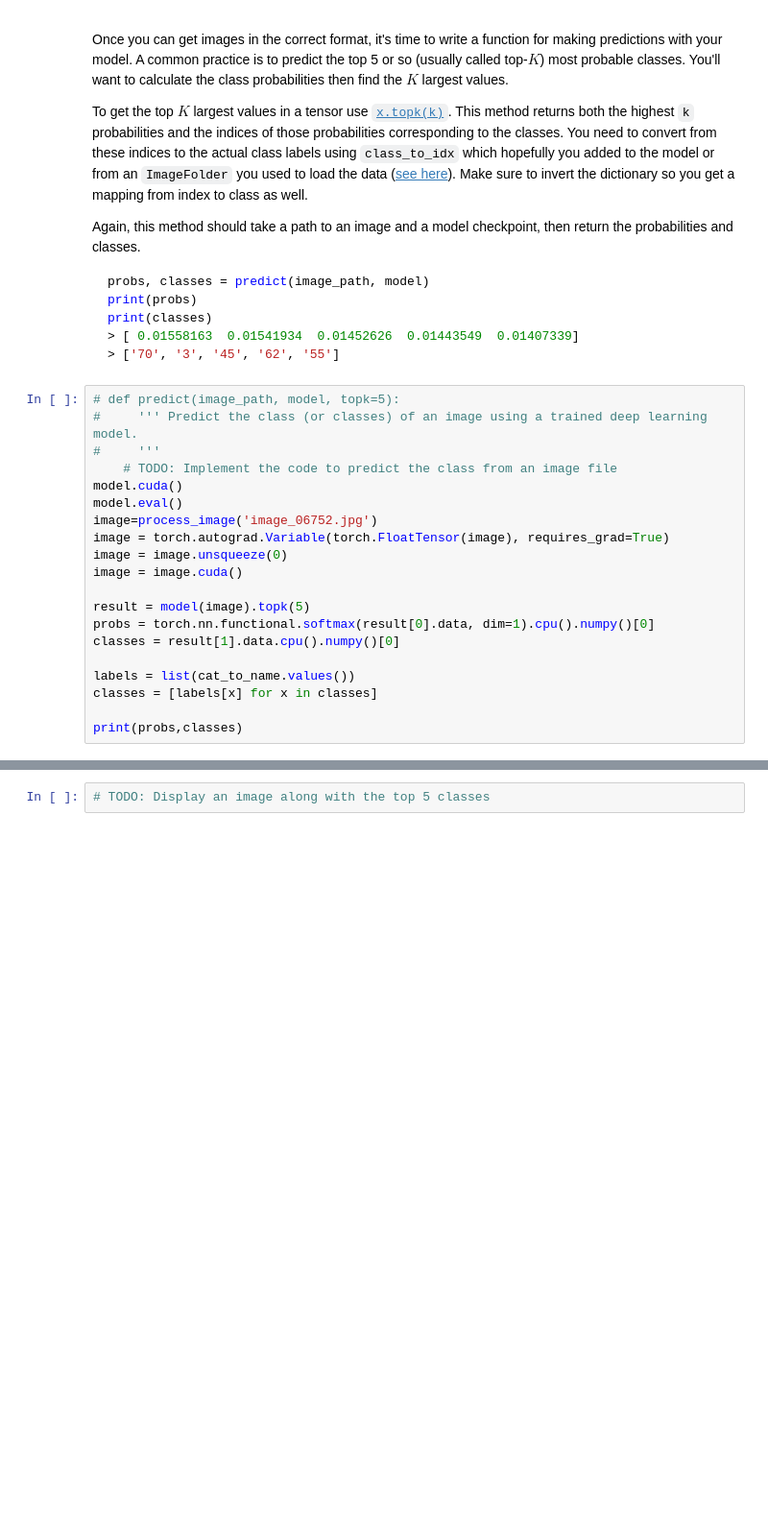
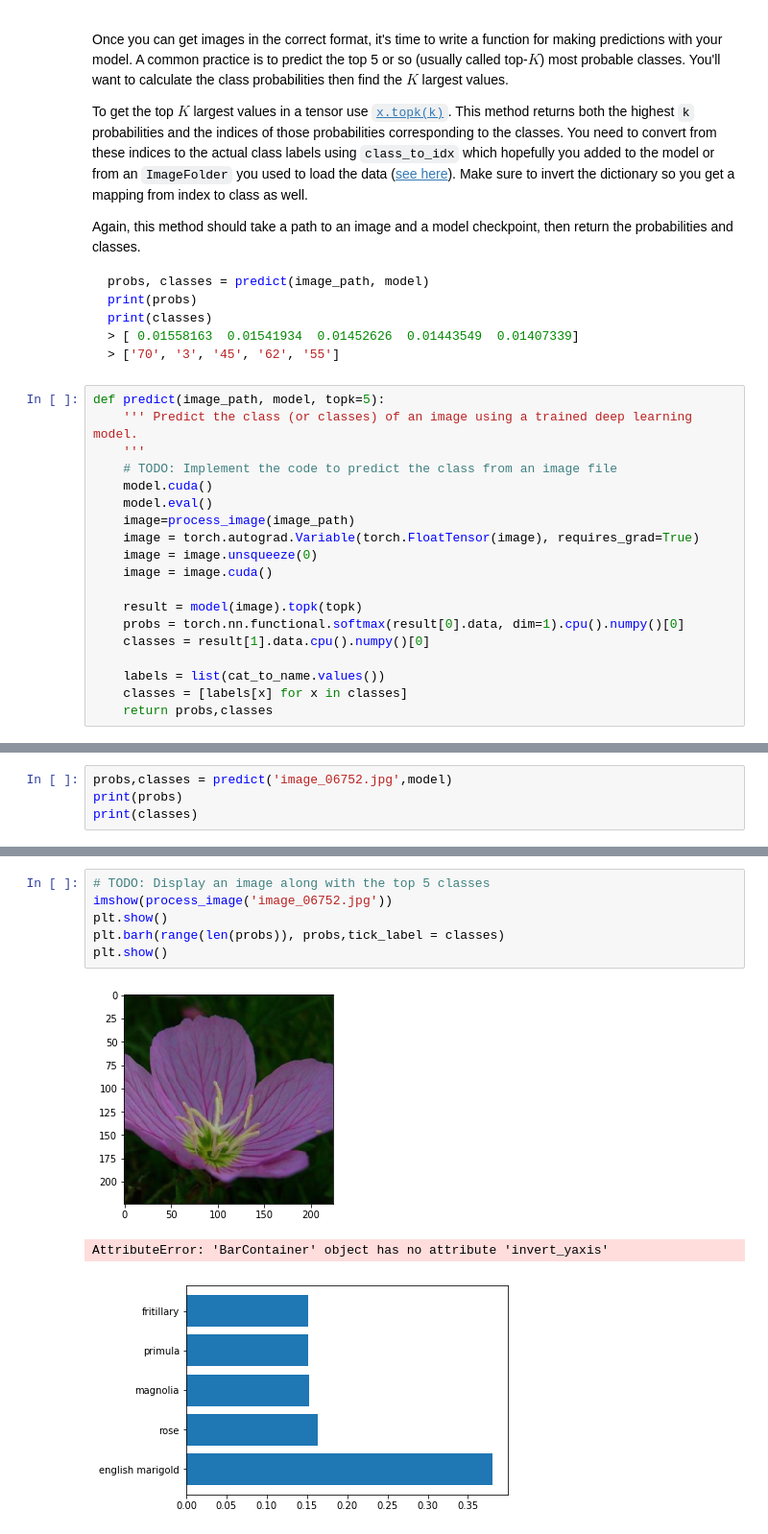
Before and after one commit to xueweiyema/ImageClassifierWithPytorch, a Jupyter notebook: Image Classifier Project.ipynb, the cells around one changed output, grey strips where cells are left out. Shown: that part at 96% size. Saved outputs shown, nothing was run; the diff lists cells and outputs as text; blank space fills up the shorter version.

````diff
--- a/Image Classifier Project.ipynb
+++ b/Image Classifier Project.ipynb
@@ -346,22 +346,21 @@ print(classes)
 > ['70', '3', '45', '62', '55']
 ```
 # %%
-# def predict(image_path, model, topk=5):
-#     ''' Predict the class (or classes) of an image using a trained deep learning model.
-#     '''
+def predict(image_path, model, topk=5):
+    ''' Predict the class (or classes) of an image using a trained deep learning model.
+    '''
     # TODO: Implement the code to predict the class from an image file
-model.cuda()
-model.eval()
-image=process_image('image_06752.jpg')
-image = torch.autograd.Variable(torch.FloatTensor(image), requires_grad=True)
-image = image.unsqueeze(0)
-image = image.cuda()
+    model.cuda()
+    model.eval()
+    image=process_image(image_path)
+    image = torch.autograd.Variable(torch.FloatTensor(image), requires_grad=True)
+    image = image.unsqueeze(0)
+    image = image.cuda()
 
-result = model(image).topk(5)
-probs = torch.nn.functional.softmax(result[0].data, dim=1).cpu().numpy()[0]
-classes = result[1].data.cpu().numpy()[0]
+    result = model(image).topk(topk)
+    probs = torch.nn.functional.softmax(result[0].data, dim=1).cpu().numpy()[0]
+    classes = result[1].data.cpu().numpy()[0]
 
-labels = list(cat_to_name.values())
-classes = [labels[x] for x in classes]
-
-print(probs,classes)
+    labels = list(cat_to_name.values())
+    classes = [labels[x] for x in classes]
+    return probs,classes
@@ -369,0 +367,4 @@ print(probs,classes)
+# %%
+probs,classes = predict('image_06752.jpg',model)
+print(probs)
+print(classes)
@@ -378,2 +384,10 @@ You can convert from the class integer encoding to actual flower names with the
 # %%
 # TODO: Display an image along with the top 5 classes
+imshow(process_image('image_06752.jpg'))
+plt.show()
+plt.barh(range(len(probs)), probs,tick_label = classes)
+plt.show()
+# %% [output]
+[figure, added]
+AttributeError: 'BarContainer' object has no attribute 'invert_yaxis'
+[figure, added]
````
Also changed, not shown: parts of 4 cells of this notebook.
